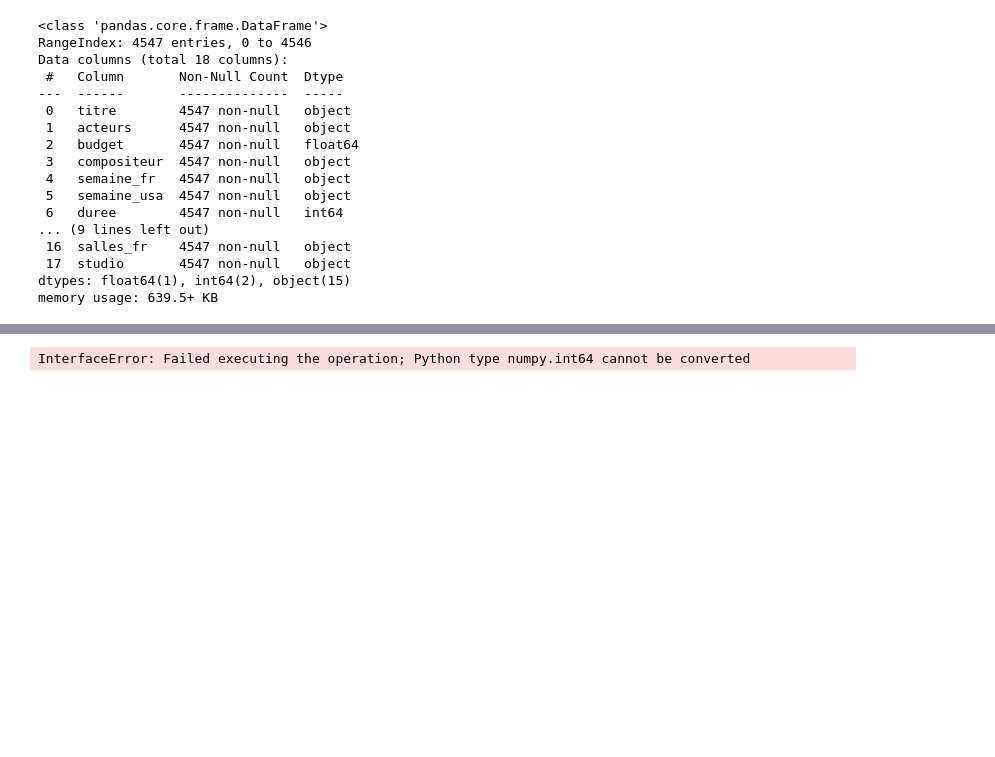
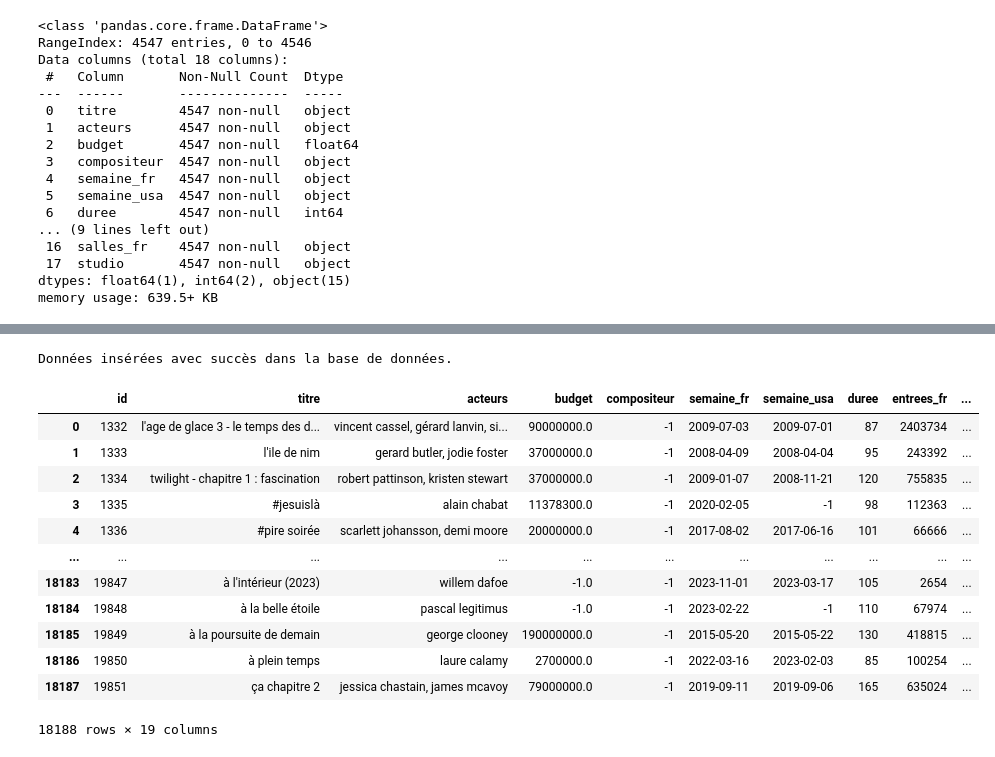
Before and after one commit to cjulliar/Movie_Popularity_Prediction, a Jupyter notebook: ml/data_csv_to_sql.ipynb, the cells around one changed output, grey strips where cells are left out. Cells and saved outputs as stored; diff of their text form; code cells hidden in the pictures; blank space fills up the shorter version.

Commit message:
modif du model pour la pres

```diff
--- a/ml/data_csv_to_sql.ipynb
+++ b/ml/data_csv_to_sql.ipynb
@@ -84,8 +86,6 @@ Name: count, Length: 815, dtype: int64
 # %%
 data.to_csv("datasets/pour_antoine.csv")
 # %%
-import mysql.connector
-import pandas as pd
 
 # Informations de connexion à la base de données
 host = "casq.mysql.database.azure.com"
@@ -139,6 +139,7 @@ insert_query = """
 INSERT INTO films (titre, acteurs, budget, compositeur, semaine_fr, semaine_usa, duree, entrees_fr, franchise, genres, pays, pegi_fr, pegi_usa, producteur, realisateur, entrees_usa, salles_fr, studio)
 VALUES (%s, %s, %s, %s, %s, %s, %s, %s, %s, %s, %s, %s, %s, %s, %s, %s, %s, %s)
 """
+data['acteurs'] = data['acteurs'].apply(lambda x: x[:100] if len(x) > 100 else x)
 
 data_dict = data.to_dict(orient='records')
 
@@ -154,4 +155,48 @@ conn.close()
 
 print("Données insérées avec succès dans la base de données.")
 # %% [output]
-InterfaceError: Failed executing the operation; Python type numpy.int64 cannot be converted
+Données insérées avec succès dans la base de données.
+# %%
+
+
+# Informations de connexion à la base de données
+host = "casq.mysql.database.azure.com"
+user = "tenshi"
+password = "Simplon59"
+database = "db_movies"
+
+# Connexion à la base de données
+conn = mysql.connector.connect(
+    host=host,
+    user=user,
+    password=password,
+    database=database
+)
+
+# Requête SQL pour extraire les données
+sql_query = "SELECT * FROM films "
+# sql_query = "SELECT f.*, s.nom AS 'studio_name', p_realisateur.nom AS 'realisateur_nom', p_compositeur.nom AS 'compositeur_nom', p_producteur.nom AS 'producteur_nom', p_acteur.nom AS 'acteur_nom' FROM films f JOIN film_studio fs ON f.film_id = fs.film_id JOIN studios s ON s.studio_id = fs.studio_id JOIN film_personne fp_realisateur ON fp_realisateur.film_id = f.film_id AND fp_realisateur.role = 'realisateur' JOIN personnes p_realisateur ON p_realisateur.personne_id = fp_realisateur.personne_id JOIN film_personne fp_compositeur ON fp_compositeur.film_id = f.film_id AND fp_compositeur.role = 'compositeur' JOIN personnes p_compositeur ON p_compositeur.personne_id = fp_compositeur.personne_id JOIN film_personne fp_producteur ON fp_producteur.film_id = f.film_id AND fp_producteur.role = 'producteur' JOIN personnes p_producteur ON p_producteur.personne_id = fp_producteur.personne_id JOIN film_personne fp_acteur ON fp_acteur.film_id = f.film_id AND fp_acteur.role = 'acteur' JOIN personnes p_acteur ON p_acteur.personne_id = fp_acteur.personne_id;"
+# Lecture des données dans un DataFrame pandas
+data_3000 = pd.read_sql(sql_query, conn)
+
+# Fermeture de la connexion à la base de données
+conn.close()
+
+# Enregistrement des données dans un fichier CSV
+data_3000.to_csv("datasets/donnees_SQL.csv", index=False)
+
+display(data_3000)
+# %% [output]
+|  | id | titre | acteurs | budget | compositeur | semaine_fr | semaine_usa | duree | entrees_fr | ... |
+| 0 | 1332 | l'age de glace 3 - le temps des d... | vincent cassel, gérard lanvin, si... | 90000000.0 | -1 | 2009-07-03 | 2009-07-01 | 87 | 2403734 | ... |
+| 1 | 1333 | l'ile de nim | gerard butler, jodie foster | 37000000.0 | -1 | 2008-04-09 | 2008-04-04 | 95 | 243392 | ... |
+| 2 | 1334 | twilight - chapitre 1 : fascination | robert pattinson, kristen stewart | 37000000.0 | -1 | 2009-01-07 | 2008-11-21 | 120 | 755835 | ... |
+| 3 | 1335 | #jesuislà | alain chabat | 11378300.0 | -1 | 2020-02-05 | -1 | 98 | 112363 | ... |
+| 4 | 1336 | #pire soirée | scarlett johansson, demi moore | 20000000.0 | -1 | 2017-08-02 | 2017-06-16 | 101 | 66666 | ... |
+| ... | ... | ... | ... | ... | ... | ... | ... | ... | ... | ... |
+| 18183 | 19847 | à l'intérieur (2023) | willem dafoe | -1.0 | -1 | 2023-11-01 | 2023-03-17 | 105 | 2654 | ... |
+| 18184 | 19848 | à la belle étoile | pascal legitimus | -1.0 | -1 | 2023-02-22 | -1 | 110 | 67974 | ... |
+| 18185 | 19849 | à la poursuite de demain | george clooney | 190000000.0 | -1 | 2015-05-20 | 2015-05-22 | 130 | 418815 | ... |
+| 18186 | 19850 | à plein temps | laure calamy | 2700000.0 | -1 | 2022-03-16 | 2023-02-03 | 85 | 100254 | ... |
+| 18187 | 19851 | ça chapitre 2 | jessica chastain, james mcavoy | 79000000.0 | -1 | 2019-09-11 | 2019-09-06 | 165 | 635024 | ... |
+18188 rows × 19 columns
```
Also changed, not shown: parts of 3 cells of this notebook, 7 other files.
